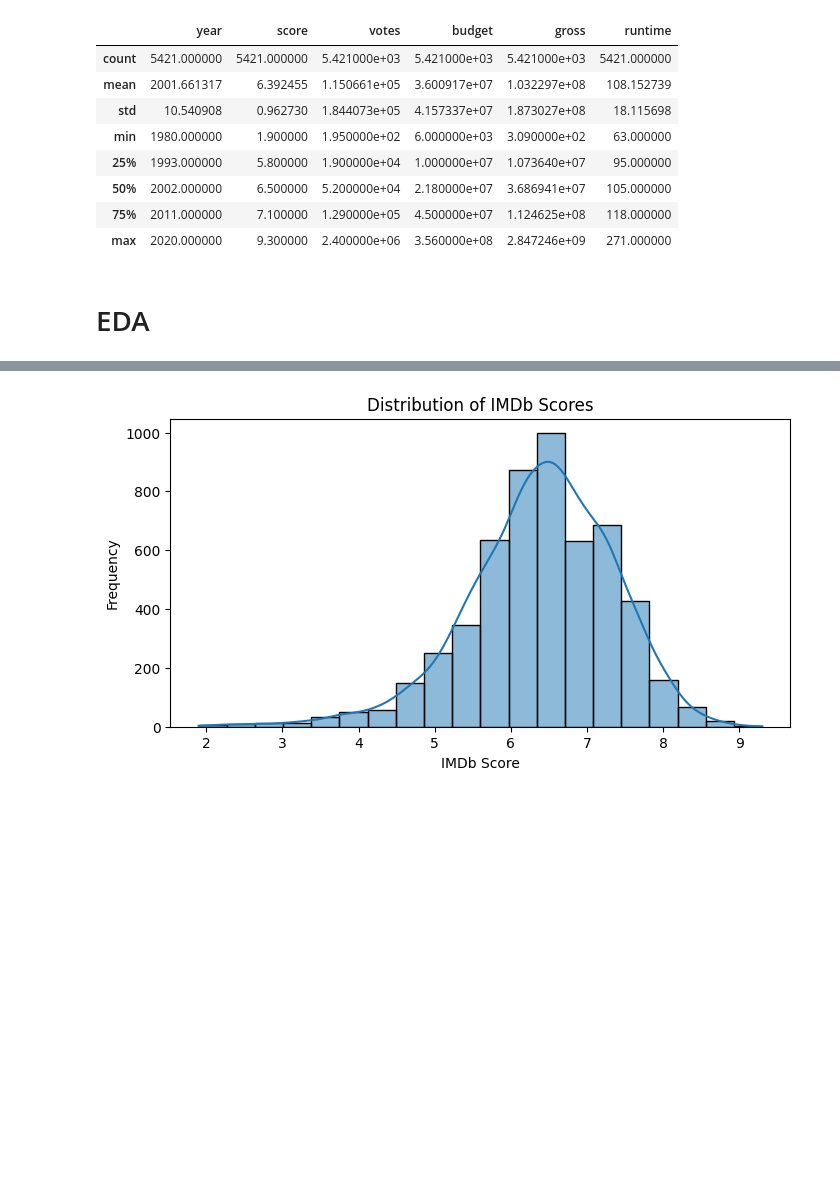
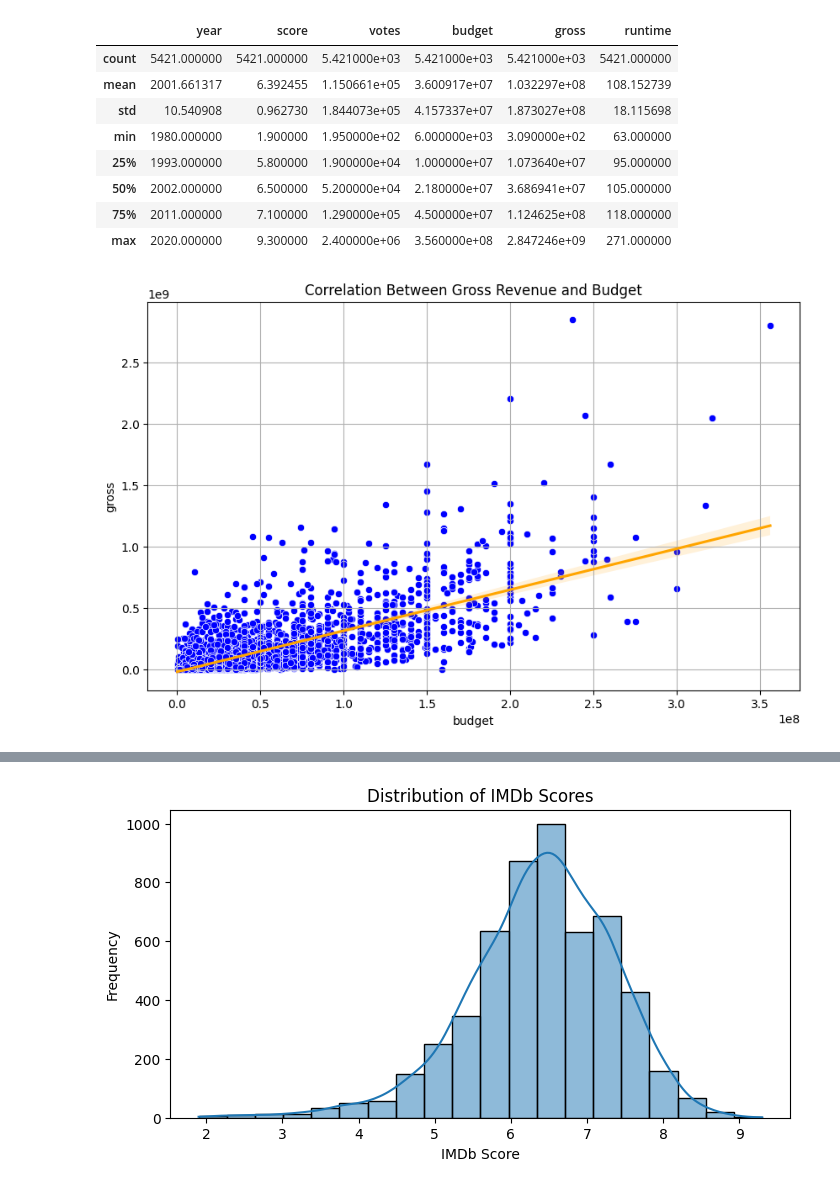
Before and after one commit to adinsa1/Data110, a Jupyter notebook: DATA_201_Project_2.ipynb, the cells around one changed output, grey strips where cells are left out. Saved outputs shown, nothing was run; the diff lists cells and outputs as text; code cells hidden in the pictures; blank space fills up the shorter version.

```diff
--- a/DATA_201_Project_2.ipynb
+++ b/DATA_201_Project_2.ipynb
@@ -84,5 +105,14 @@ df.describe()
 | 50% | 2002.000000 | 6.500000 | 5.200000e+04 | 2.180000e+07 | 3.686941e+07 | 105.000000 |
 | 75% | 2011.000000 | 7.100000 | 1.290000e+05 | 4.500000e+07 | 1.124625e+08 | 118.000000 |
 | max | 2020.000000 | 9.300000 | 2.400000e+06 | 3.560000e+08 | 2.847246e+09 | 271.000000 |
-# %% [markdown]
-# EDA
+# %%
+# Assess the State of Linear Relationship Between the Variables
+## Gross vs Budget
+plt.figure(figsize=(10,6))
+sns.scatterplot(data=df, x='budget', y='gross', color='blue')
+sns.regplot(data=df, x='budget', y='gross', scatter=False, color='orange')
+plt.title('Correlation Between Gross Revenue and Budget')
+plt.grid(True)
+plt.show()
+# %% [output]
+[figure, added]
```
Also changed, not shown: parts of 7 cells of this notebook.
